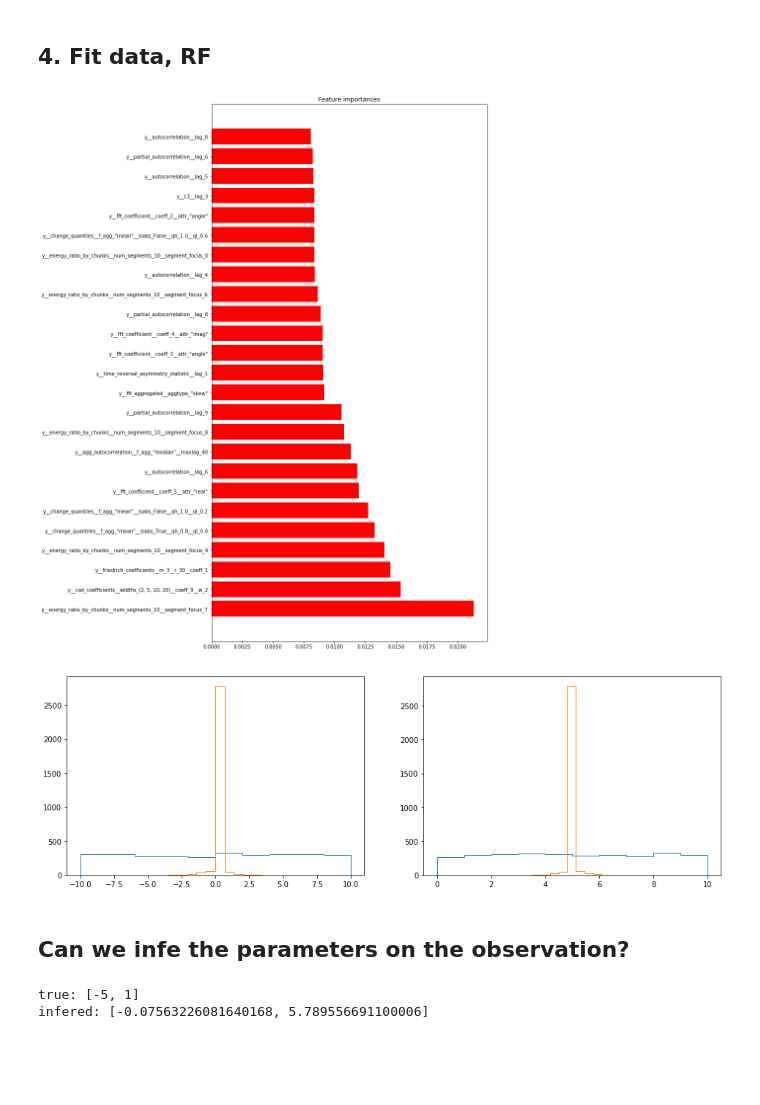
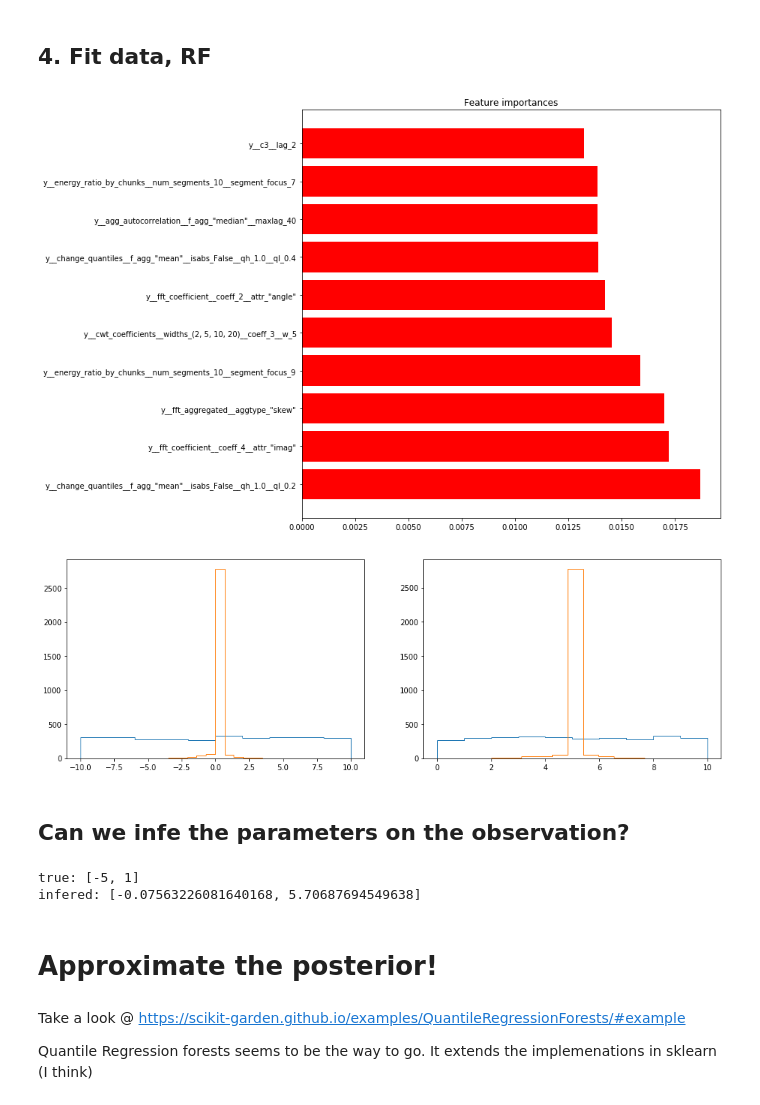
Before and after one commit to robineriksson/abcGBM, a Jupyter notebook: notebooks/Normal toy example.ipynb, the cells around one changed output. Saved outputs shown, nothing was run; the diff lists cells and outputs as text; code cells hidden in the pictures; blank space fills up the shorter version.

Commit message:
the implementaion needed seems to be in sklearn-garden

```diff
--- a/notebooks/Normal toy example.ipynb
+++ b/notebooks/Normal toy example.ipynb
@@ -132,7 +132,7 @@ else:
 if regen:
     y_data_ss = extract_features(y_pd, column_id="id", column_sort="time",
                                  default_fc_parameters=default_fc_parameters)
-    y_data_ss.to_csv("../data/y_data.csv")
+    y_data_ss.to_csv("../data/y_data.csv", index=False)
 else:
     y_data_ss = pd.read_csv("../data/y_data.csv")
 # %% [markdown]
@@ -177,11 +177,10 @@ from catboost import CatBoostRegressor
 
 #model_1 = CatBoostRegressor(random_state=0,
 #                            logging_level="Silen")
-model_1 = RandomForestRegressor(random_state=0, n_estimators=100)
+model_1 = RandomForestRegressor(random_state=0, n_estimators=10)
 model_1.fit(X_train_1,y_train_1)
 theta_hat_1 = model_1.predict(X_test_1)
 
-
-model_2 = RandomForestRegressor(random_state=0, n_estimators=100)
+model_2 = RandomForestRegressor(random_state=0, n_estimators=10)
 model_2.fit(X_train_2,y_train_2)
 theta_hat_2 = model_2.predict(X_test_2)
@@ -199,7 +205,7 @@ def plotFI(N, feature_names, model):
     #    print("%d. feature %d (%f)" % (f + 1, indices[f], importances[indices[f]]))
 
     # Plot the feature importances of the forest
-    plt.figure(figsize=[10,20])
+    plt.figure(figsize=[10,10])
     plt.title("Feature importances")
     plt.barh(feature_names[indices], importances[indices],
            color="r", align="center")
@@ -208,9 +214,9 @@ def plotFI(N, feature_names, model):
     #plt.xlim([-1, y_data_ss_pci.shape[1]])
     plt.show()
 # %%
-plotFI(25,y_data_ss.columns, model_1)
+plotFI(10,y_data_ss.columns, model_1)
 # %% [output]
-[figure, old version]
+[figure, new version]
 # %%
 plt.figure(figsize=[16,5])
 plt.subplot(1,2,1)
@@ -222,7 +228,7 @@ plt.hist(y_test_2, density=False, histtype="step")
 plt.hist(theta_hat_2, density=False, histtype="step")
 pass
 # %% [output]
-[figure, old version]
+[figure, new version]
 # %% [markdown]
 ## Can we infe the parameters on the observation?
 # %%
@@ -238,4 +244,11 @@ print("true:", [theta_1_true, theta_2_true])
 print("infered:", [theta_1_infer, theta_2_infer])
 # %% [output]
 true: [-5, 1]
-infered: [-0.07563226081640168, 5.789556691100006]
+infered: [-0.07563226081640168, 5.70687694549638]
+# %% [markdown]
+# Approximate the posterior!
+# %% [markdown]
+Take a look @
+https://scikit-garden.github.io/examples/QuantileRegressionForests/#example
+
+Quantile Regression forests seems to be the way to go. It extends the implemenations in sklearn (I think)
```
Also changed, not shown: parts of 9 cells of this notebook, 1 other file.
